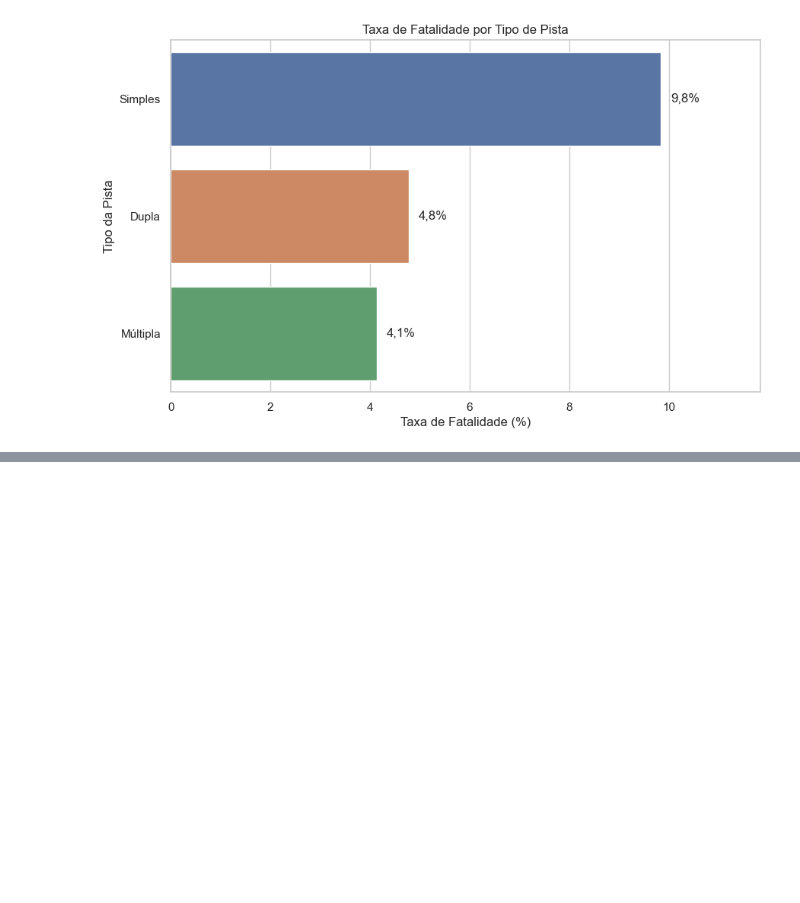
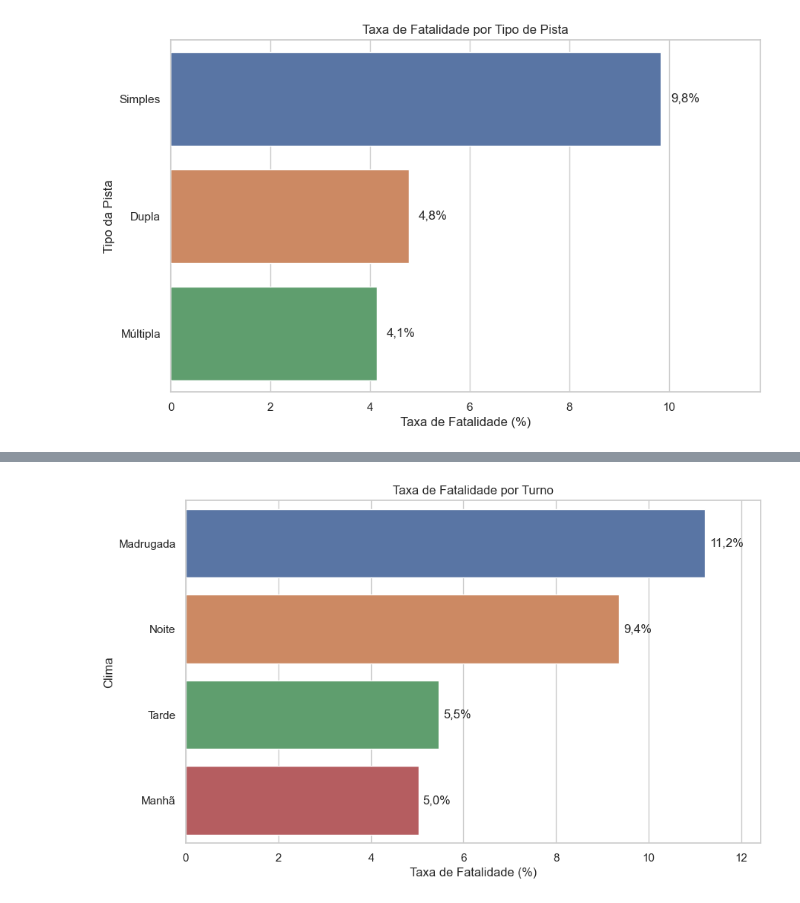
Before and after one commit to LucasMesquitaAlc/acidentes-prf-analise, a Jupyter notebook: notebooks/02_EDA.ipynb, the cells around one changed output, grey strips where cells are left out. Cells and saved outputs as stored; diff of their text form; code cells hidden in the pictures; blank space fills up the shorter version.

```diff
--- a/notebooks/02_EDA.ipynb
+++ b/notebooks/02_EDA.ipynb
@@ -298,0 +309,16 @@ plt.show()
+# %%
+df_biv_turno = df.groupby('turno')['acidente_fatal'].mean()*100
+df_biv_turno = df_biv_turno.sort_values(ascending=False).reset_index()
+
+plt.figure(figsize=(10, 6))
+ax = sns.barplot(data=df_biv_turno, x='acidente_fatal', y='turno')
+for bar in ax.patches:
+    ax.text(bar.get_width() + 0.1, bar.get_y() + bar.get_height()/2,
+            f'{bar.get_width():.1f}%'.replace('.',','), va='center')
+ax.set_xlim(0, df_biv_turno['acidente_fatal'].max() + 1.2)
+plt.xlabel('Taxa de Fatalidade (%)')
+plt.ylabel('Clima')
+plt.title('Taxa de Fatalidade por Turno')
+plt.show()
+# %% [output]
+[figure, added]
```
Also changed, not shown: parts of 12 cells of this notebook, 1 other file.
